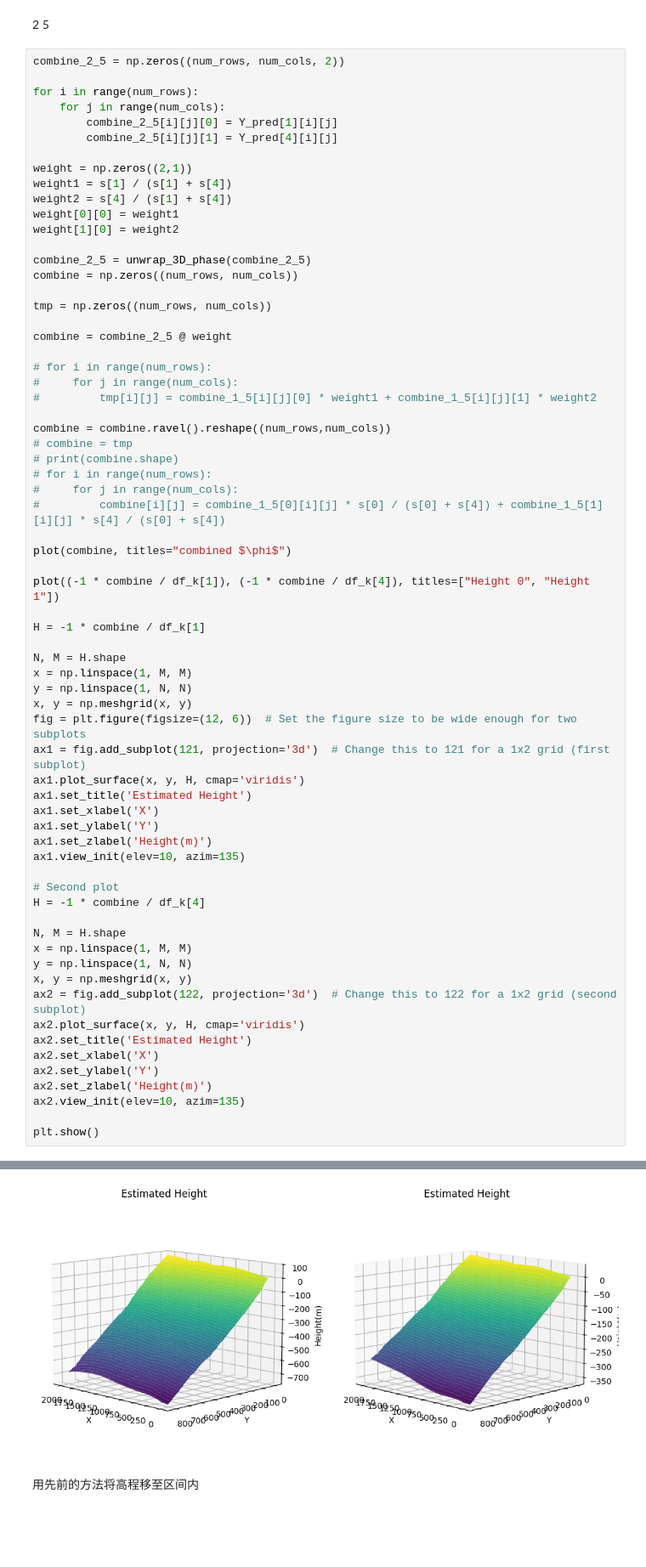
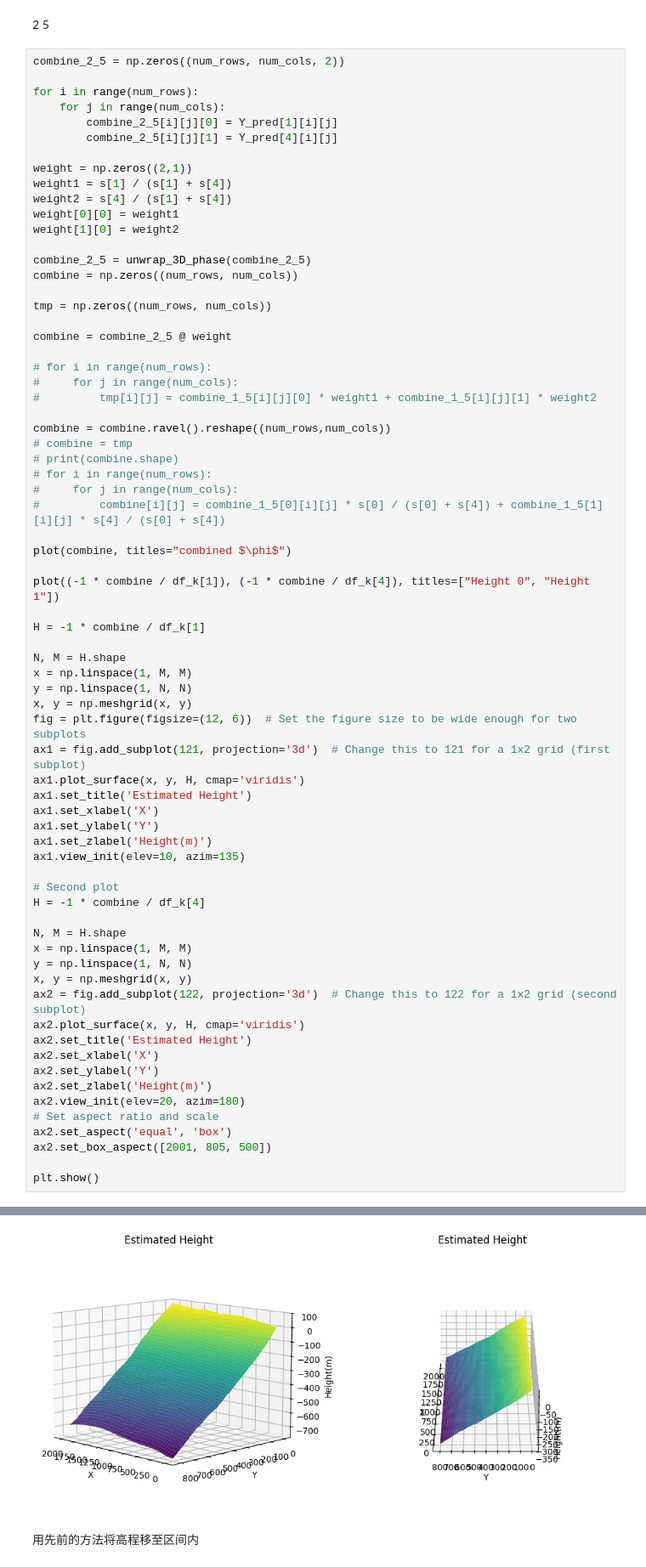
Before and after one commit to BlingCc233/project_A, a Jupyter notebook: nostack.ipynb, the cells around one changed output, grey strips where cells are left out. Shown at 85% size. Saved outputs shown, nothing was run; the diff lists cells and outputs as text; blank space fills up the shorter version.

```diff
--- a/nostack.ipynb
+++ b/nostack.ipynb
@@ -625,35 +631,38 @@ N, M = H.shape
 x = np.linspace(1, M, M)
 y = np.linspace(1, N, N)
 x, y = np.meshgrid(x, y)
 fig = plt.figure(figsize=(12, 6))  # Set the figure size to be wide enough for two subplots
 ax1 = fig.add_subplot(121, projection='3d')  # Change this to 121 for a 1x2 grid (first subplot)
 ax1.plot_surface(x, y, H, cmap='viridis')
 ax1.set_title('Estimated Height')
 ax1.set_xlabel('X')
 ax1.set_ylabel('Y')
 ax1.set_zlabel('Height(m)')
 ax1.view_init(elev=10, azim=135)
 
 # Second plot
 H = -1 * combine / df_k[4]
 
 N, M = H.shape
 x = np.linspace(1, M, M)
 y = np.linspace(1, N, N)
 x, y = np.meshgrid(x, y)
 ax2 = fig.add_subplot(122, projection='3d')  # Change this to 122 for a 1x2 grid (second subplot)
 ax2.plot_surface(x, y, H, cmap='viridis')
 ax2.set_title('Estimated Height')
 ax2.set_xlabel('X')
 ax2.set_ylabel('Y')
 ax2.set_zlabel('Height(m)')
-ax2.view_init(elev=10, azim=135)
+ax2.view_init(elev=20, azim=180)
+# Set aspect ratio and scale
+ax2.set_aspect('equal', 'box')
+ax2.set_box_aspect([2001, 805, 500])
 
 plt.show()
 # %% [output]
 [figure]
 [figure]
-[figure, old version]
+[figure, new version]
 # %% [markdown]
 用先前的方法将高程移至区间内
 # %%
```
Also changed, not shown: parts of 15 cells of this notebook, 3 other files.
